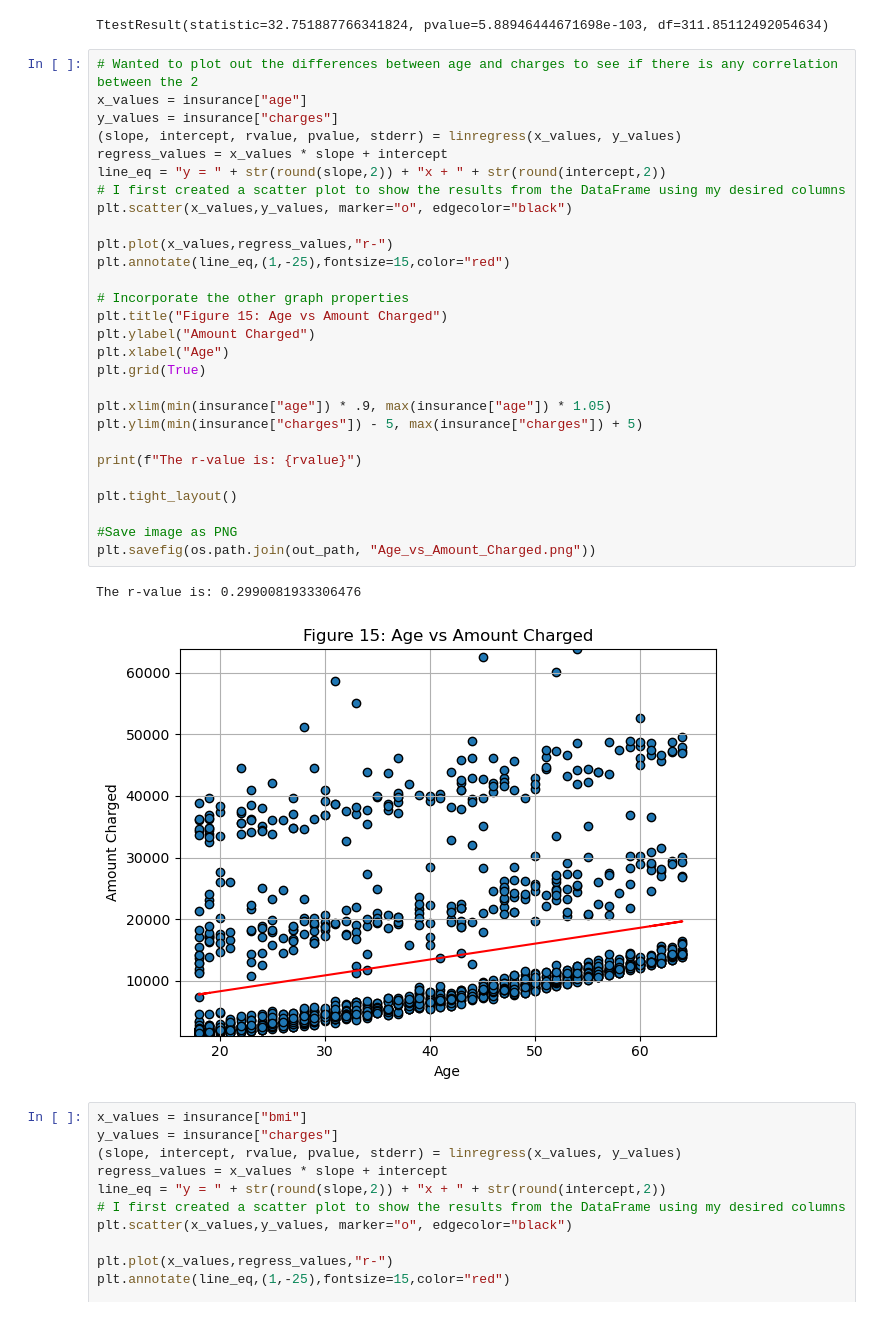
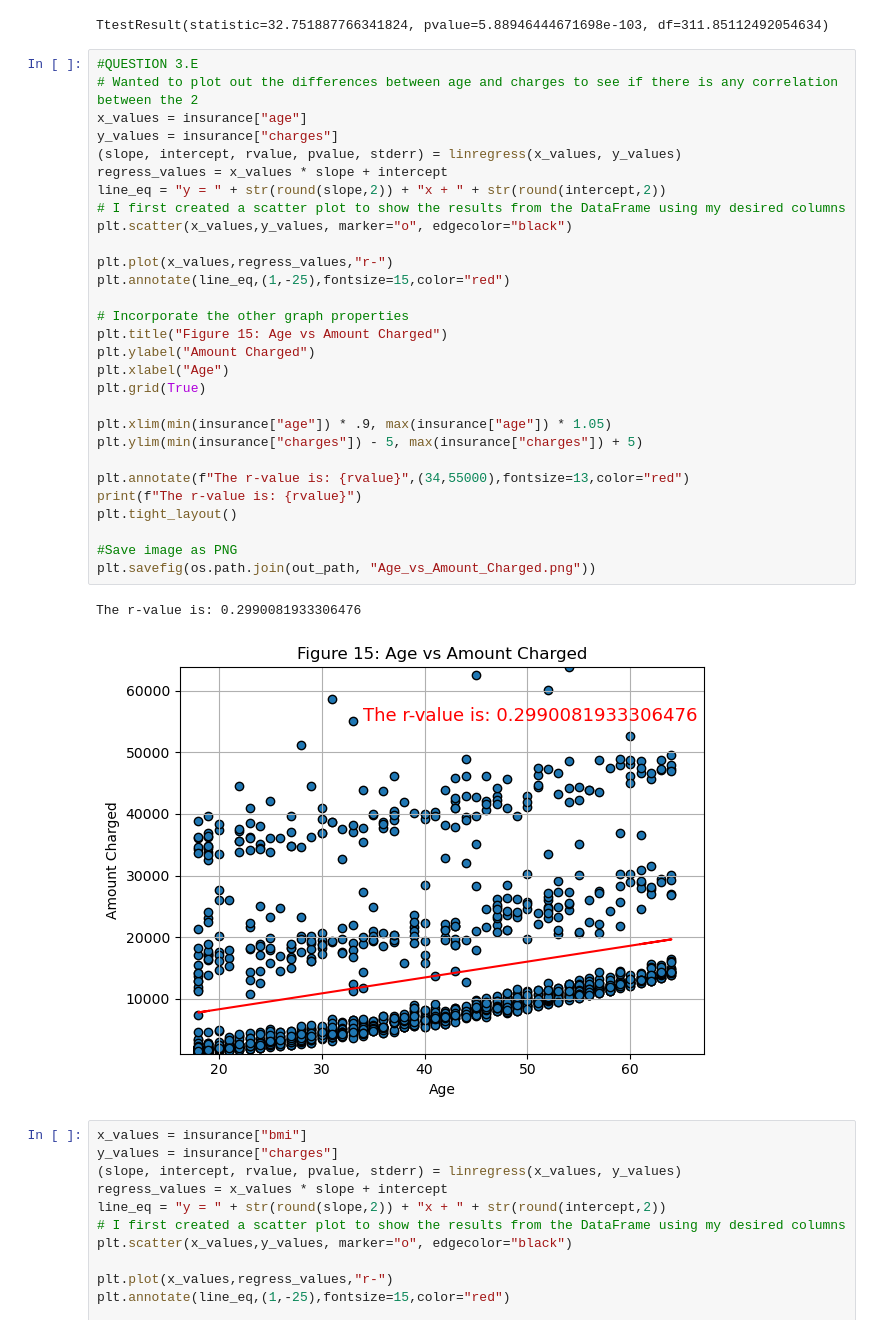
Before and after one commit to Handro4/Bootcamp-Project1, a Jupyter notebook: main.py/Healthcare.ipynb, the cells around one changed output. Saved outputs shown, nothing was run; the diff lists cells and outputs as text.

Commit message:
Updated image labeling

```diff
--- a/main.py/Healthcare.ipynb
+++ b/main.py/Healthcare.ipynb
@@ -610,36 +611,37 @@ stats.ttest_ind(population1.charges, population2.charges, equal_var=False)
 # %% [output]
 TtestResult(statistic=32.751887766341824, pvalue=5.88946444671698e-103, df=311.85112492054634)
 # %%
+#QUESTION 3.E
 # Wanted to plot out the differences between age and charges to see if there is any correlation between the 2
 x_values = insurance["age"]
 y_values = insurance["charges"]
 (slope, intercept, rvalue, pvalue, stderr) = linregress(x_values, y_values)
 regress_values = x_values * slope + intercept
 line_eq = "y = " + str(round(slope,2)) + "x + " + str(round(intercept,2))
 # I first created a scatter plot to show the results from the DataFrame using my desired columns
 plt.scatter(x_values,y_values, marker="o", edgecolor="black")
 
 plt.plot(x_values,regress_values,"r-")
 plt.annotate(line_eq,(1,-25),fontsize=15,color="red")
 
 # Incorporate the other graph properties
 plt.title("Figure 15: Age vs Amount Charged")
 plt.ylabel("Amount Charged")
 plt.xlabel("Age")
 plt.grid(True)
 
 plt.xlim(min(insurance["age"]) * .9, max(insurance["age"]) * 1.05)
 plt.ylim(min(insurance["charges"]) - 5, max(insurance["charges"]) + 5)
 
+plt.annotate(f"The r-value is: {rvalue}",(34,55000),fontsize=13,color="red")
 print(f"The r-value is: {rvalue}")
-
 plt.tight_layout()
 
 #Save image as PNG
 plt.savefig(os.path.join(out_path, "Age_vs_Amount_Charged.png"))
 # %% [output]
 The r-value is: 0.2990081933306476
-[figure, old version]
+[figure, new version]
 # %%
 x_values = insurance["bmi"]
 y_values = insurance["charges"]
```
Also changed, not shown: parts of 3 cells of this notebook, 1 other file.
